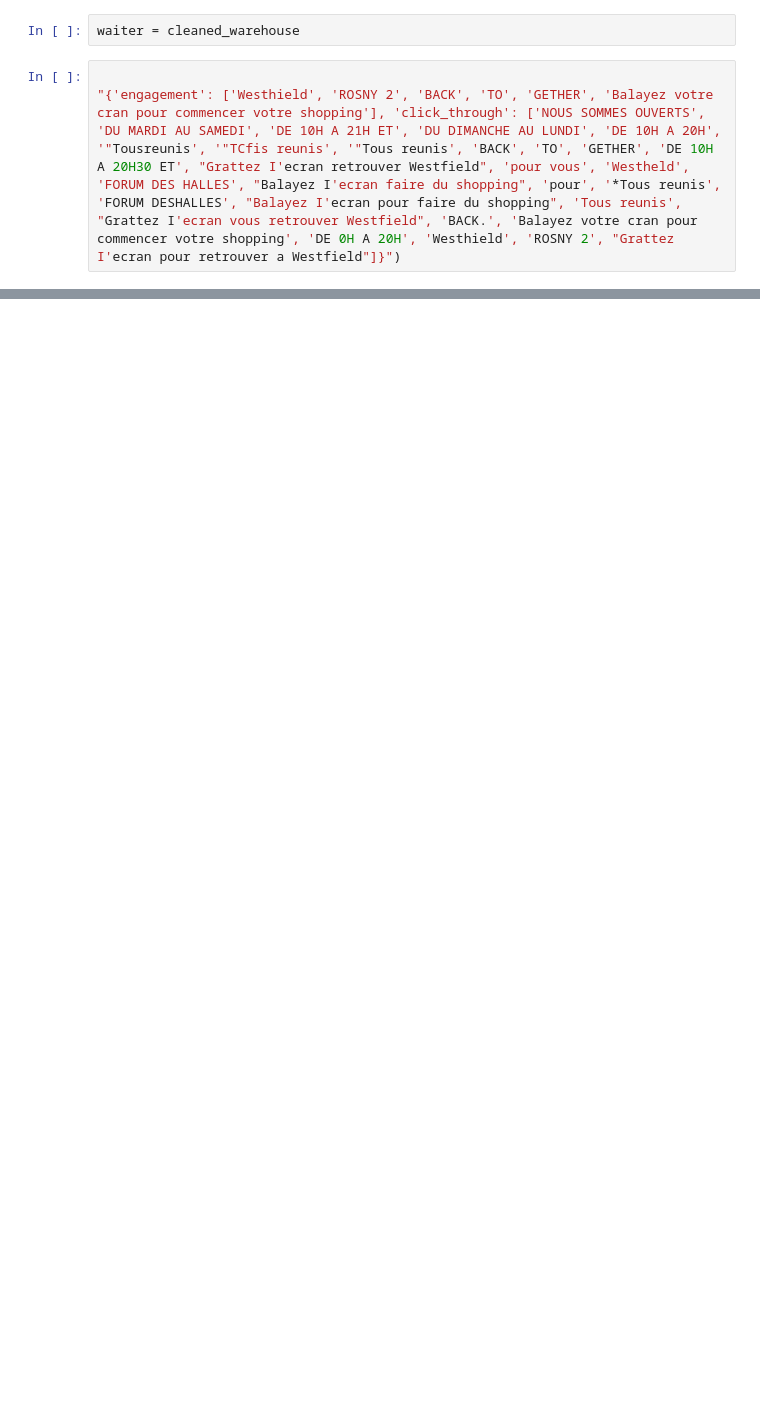
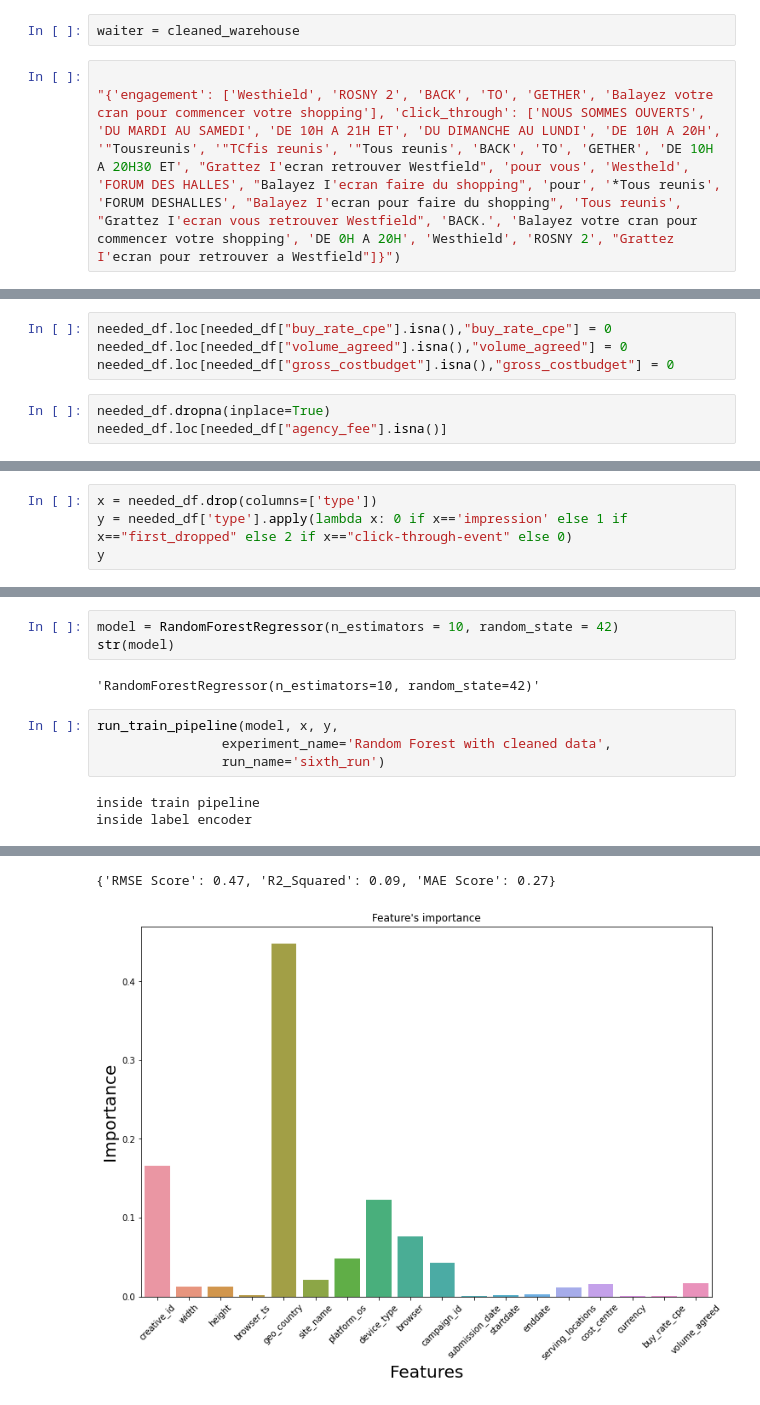
Before and after one commit to tesfayealex/AD-DS-Challenge, a Jupyter notebook: notebooks/EDA.ipynb, the cells around one changed output, grey strips where cells are left out. Drawn from its saved outputs; the diff is of its cells as text; blank space fills up the shorter version.

Commit message:
trying cleaning , structuring the data

```diff
--- a/notebooks/EDA.ipynb
+++ b/notebooks/EDA.ipynb
@@ -212,0 +368,7 @@ waiter = cleaned_warehouse
+# %%
+needed_df.loc[needed_df["buy_rate_cpe"].isna(),"buy_rate_cpe"] = 0
+needed_df.loc[needed_df["volume_agreed"].isna(),"volume_agreed"] = 0
+needed_df.loc[needed_df["gross_costbudget"].isna(),"gross_costbudget"] = 0
+# %%
+needed_df.dropna(inplace=True)
+needed_df.loc[needed_df["agency_fee"].isna()]
@@ -212,0 +427,4 @@ waiter = cleaned_warehouse
+# %%
+x = needed_df.drop(columns=['type'])
+y = needed_df['type'].apply(lambda x: 0 if x=='impression' else 1 if x=="first_dropped" else 2 if x=="click-through-event" else 0)
+y
@@ -212,0 +444,12 @@ waiter = cleaned_warehouse
+# %%
+model = RandomForestRegressor(n_estimators = 10, random_state = 42)
+str(model)
+# %% [output]
+'RandomForestRegressor(n_estimators=10, random_state=42)'
+# %%
+run_train_pipeline(model, x, y,
+                experiment_name='Random Forest with cleaned data',
+                run_name='sixth_run')
+# %% [output]
+inside train pipeline
+inside label encoder
@@ -212,0 +466,2 @@ waiter = cleaned_warehouse
+{'RMSE Score': 0.47, 'R2_Squared': 0.09, 'MAE Score': 0.27}
+[figure, added]
```
Also changed, not shown: parts of 17 cells of this notebook.
